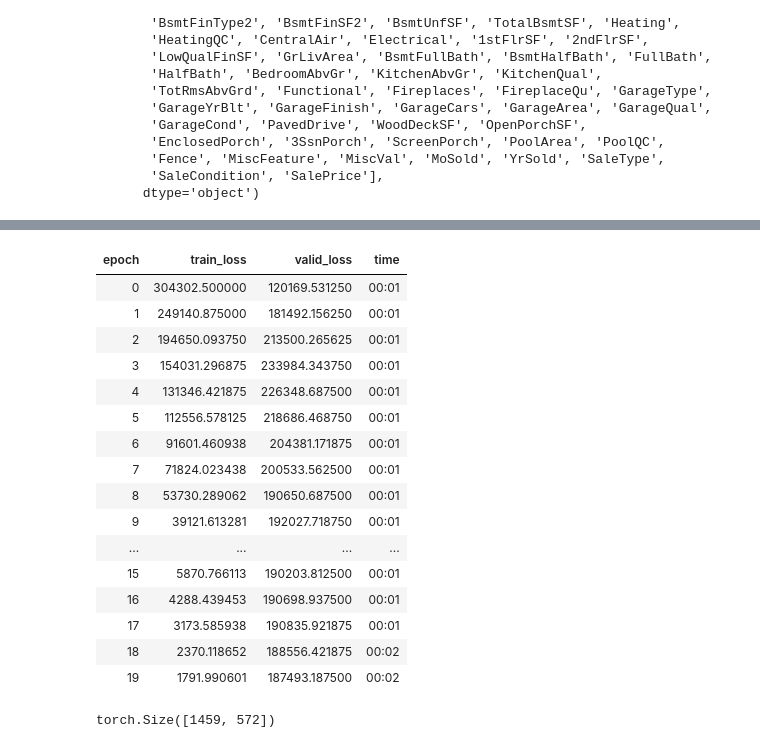
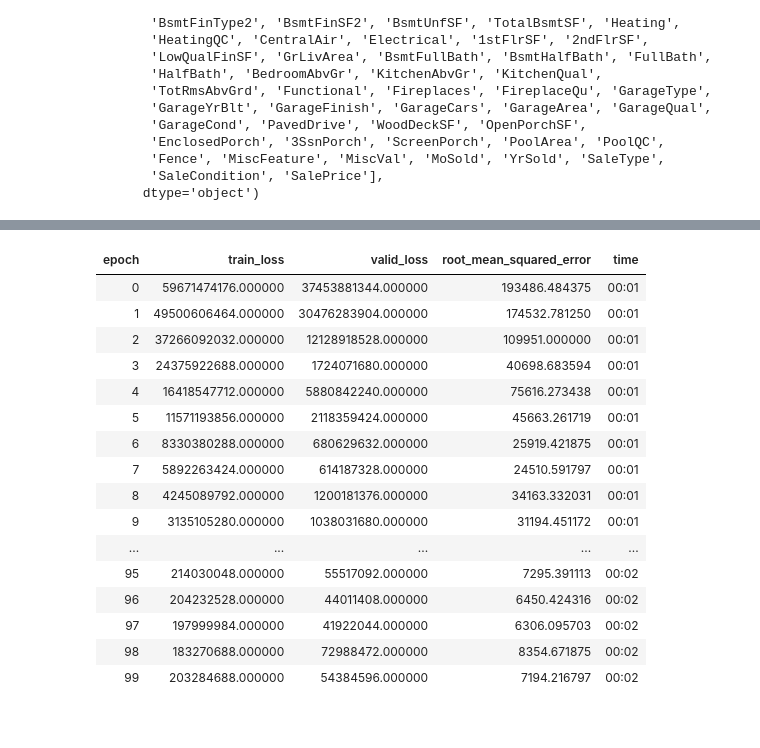
Before and after one commit to JamesMcGuigan/kaggle-house-prices, a Jupyter notebook: 7_fastai.ipynb, the cells around one changed output, grey strips where cells are left out. Cells and saved outputs as stored; diff of their text form; code cells hidden in the pictures.

Commit message:
fastai.tabular_learner() | Implementation fixed, but terrible score: 3.25917

```diff
--- a/7_fastai.ipynb
+++ b/7_fastai.ipynb
@@ -39,6 +40,7 @@ df.head()
 # %%
 test_df = pd.read_csv('data/test.csv').fillna(0)
 test_df['SalePrice'] = 0
+df.SalePrice = df.SalePrice.astype(float); # Float implies a regression problem rather than categorization
 test_df.head()
 # %% [output]
 |  | Id | MSSubClass | MSZoning | LotFrontage | LotArea | Street | Alley | LotShape | LandContour | ... |
@@ -84,7 +86,7 @@ cat_names = [
     "Exterior1st", "Exterior2nd",
     "BsmtFinType1", "BsmtFinType2",
 ]
-cont_names = [ x for x in df.columns if x not in cat_names and x not in ['Id'] ]
+cont_names = [ x for x in df.columns if x not in cat_names ]
 # %%
 valid_idx  = random.sample( range(0, len(df)), len(df)//5)
 # %%
@@ -99,7 +101,8 @@ data = TabularDataBunch.from_df(
     test_df=test_df,
     procs=[FillMissing, Categorify, Normalize],
     cat_names=cat_names,
-    cont_names=cont_names
+    cont_names=cont_names,
+    y_range=y_range
 )
 # data.add_test(TabularList.from_df(
 #     test_df,
@@ -127,8 +130,10 @@ y: EmptyLabelList
 ,,,,
 Path: data
 # %%
-learn = tabular_learner(data=data, layers=[200,200,100,100,200],
-#  metrics=[root_mean_squared_error], # AssertionError: Expected output and target to have the same number of elements but got 36608 and 64.
+# NOTE: root_mean_squared_error throes AssertionError: Expected output and target to have the same number of elements but got 36608 and 64.
+#       but only when SalesPrice is int for categorization and not float for regression
+learn = tabular_learner(data=data, layers=[200,100,50],
+   metrics=[root_mean_squared_error],
 #  use_bn=False,
    y_range=y_range
 )
@@ -157,20 +166,20 @@ learn.recorder.plot()
 # %%
-learn.fit_one_cycle(20, 5e-03)
+learn.fit_one_cycle(100, 5e-02)
 # %% [output]
-| epoch | train_loss | valid_loss | time |
-| 0 | 304302.500000 | 120169.531250 | 00:01 |
-| 1 | 249140.875000 | 181492.156250 | 00:01 |
-| 2 | 194650.093750 | 213500.265625 | 00:01 |
-| 3 | 154031.296875 | 233984.343750 | 00:01 |
-| 4 | 131346.421875 | 226348.687500 | 00:01 |
-| 5 | 112556.578125 | 218686.468750 | 00:01 |
-| 6 | 91601.460938 | 204381.171875 | 00:01 |
-| 7 | 71824.023438 | 200533.562500 | 00:01 |
-| 8 | 53730.289062 | 190650.687500 | 00:01 |
-| 9 | 39121.613281 | 192027.718750 | 00:01 |
-| ... | ... | ... | ... |
-| 15 | 5870.766113 | 190203.812500 | 00:01 |
-| 16 | 4288.439453 | 190698.937500 | 00:01 |
-| 17 | 3173.585938 | 190835.921875 | 00:01 |
-| 18 | 2370.118652 | 188556.421875 | 00:02 |
-| 19 | 1791.990601 | 187493.187500 | 00:02 |
+| epoch | train_loss | valid_loss | root_mean_squared_error | time |
+| 0 | 59671474176.000000 | 37453881344.000000 | 193486.484375 | 00:01 |
+| 1 | 49500606464.000000 | 30476283904.000000 | 174532.781250 | 00:01 |
+| 2 | 37266092032.000000 | 12128918528.000000 | 109951.000000 | 00:01 |
+| 3 | 24375922688.000000 | 1724071680.000000 | 40698.683594 | 00:01 |
+| 4 | 16418547712.000000 | 5880842240.000000 | 75616.273438 | 00:01 |
+| 5 | 11571193856.000000 | 2118359424.000000 | 45663.261719 | 00:01 |
+| 6 | 8330380288.000000 | 680629632.000000 | 25919.421875 | 00:01 |
+| 7 | 5892263424.000000 | 614187328.000000 | 24510.591797 | 00:01 |
+| 8 | 4245089792.000000 | 1200181376.000000 | 34163.332031 | 00:01 |
+| 9 | 3135105280.000000 | 1038031680.000000 | 31194.451172 | 00:01 |
+| ... | ... | ... | ... | ... |
+| 95 | 214030048.000000 | 55517092.000000 | 7295.391113 | 00:02 |
+| 96 | 204232528.000000 | 44011408.000000 | 6450.424316 | 00:02 |
+| 97 | 197999984.000000 | 41922044.000000 | 6306.095703 | 00:02 |
+| 98 | 183270688.000000 | 72988472.000000 | 8354.671875 | 00:02 |
+| 99 | 203284688.000000 | 54384596.000000 | 7194.216797 | 00:02 |
@@ -185,4 +185,0 @@ valid_predicts, _ = learn.get_preds(ds_type=DatasetType.Test)
-# %%
-valid_predicts.shape  # wrong size! should be (1459, 1)
-# %% [output]
-torch.Size([1459, 572])
```
Also changed, not shown: parts of 12 cells of this notebook, 1 other file.
